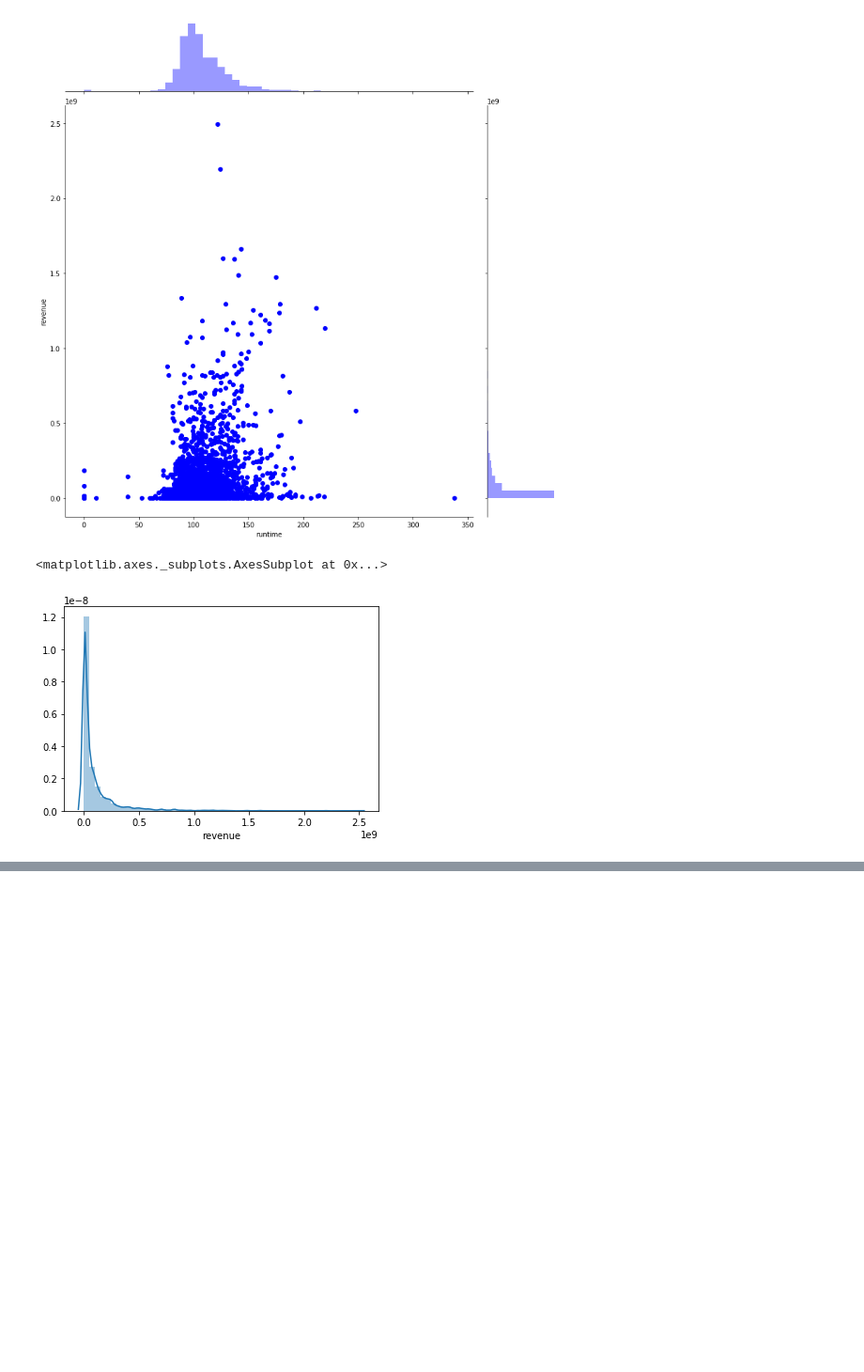
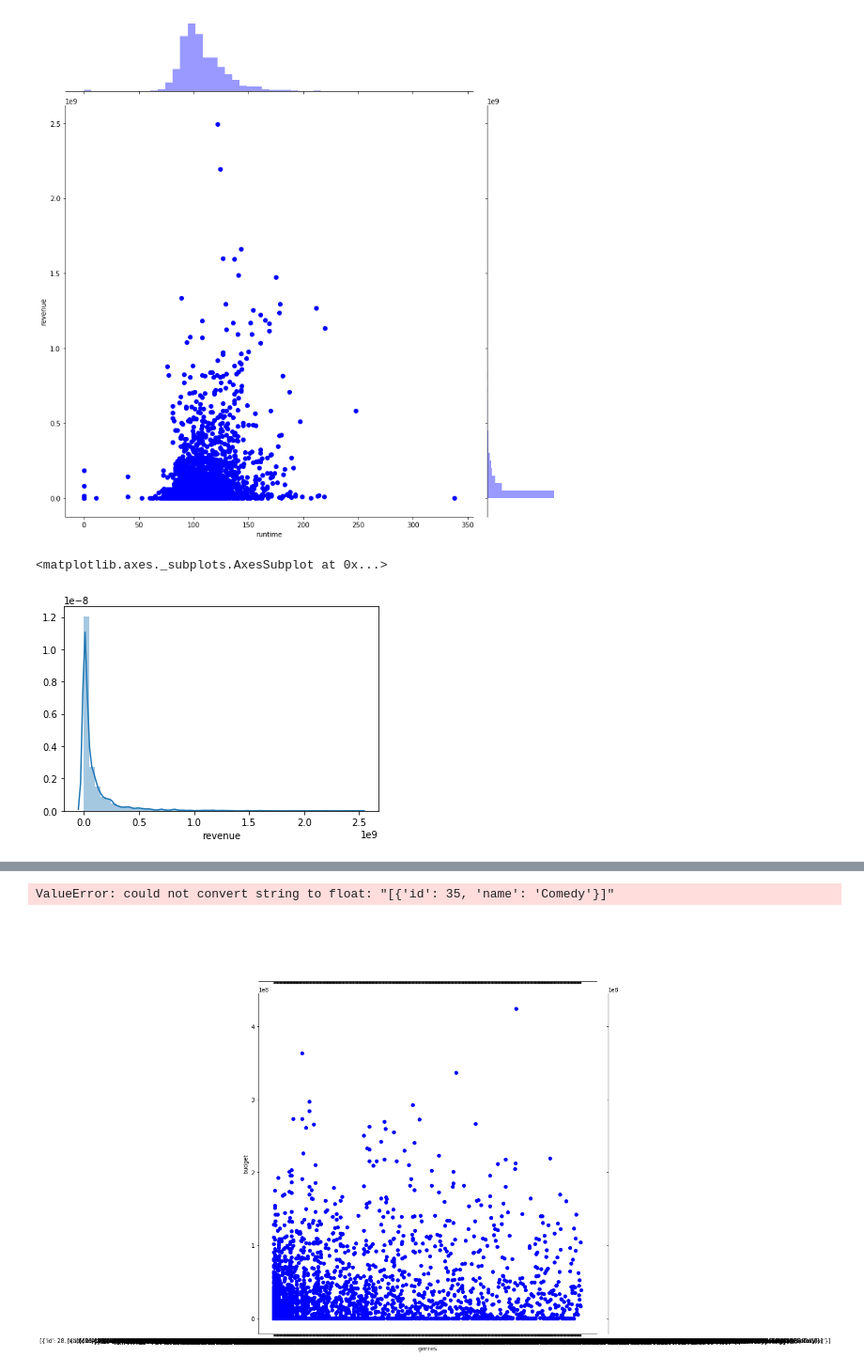
Before and after one commit to kamildoleglo/data-mining-box-office, a Jupyter notebook: ED.ipynb, the cells around one changed output, grey strips where cells are left out. Shown at 94% size. Saved outputs shown, nothing was run; the diff lists cells and outputs as text; code cells hidden in the pictures; blank space fills up the shorter version.

```diff
--- a/ED.ipynb
+++ b/ED.ipynb
@@ -124,0 +138,6 @@ sns.distplot(train.revenue)
+# %%
+sns.jointplot(x="genres", y="budget", data=dataset, height=11, color="b")
+plt.show()
+# %% [output]
+ValueError: could not convert string to float: "[{'id': 35, 'name': 'Comedy'}]"
+[figure, added]
```
Also changed, not shown: parts of 14 cells of this notebook.
